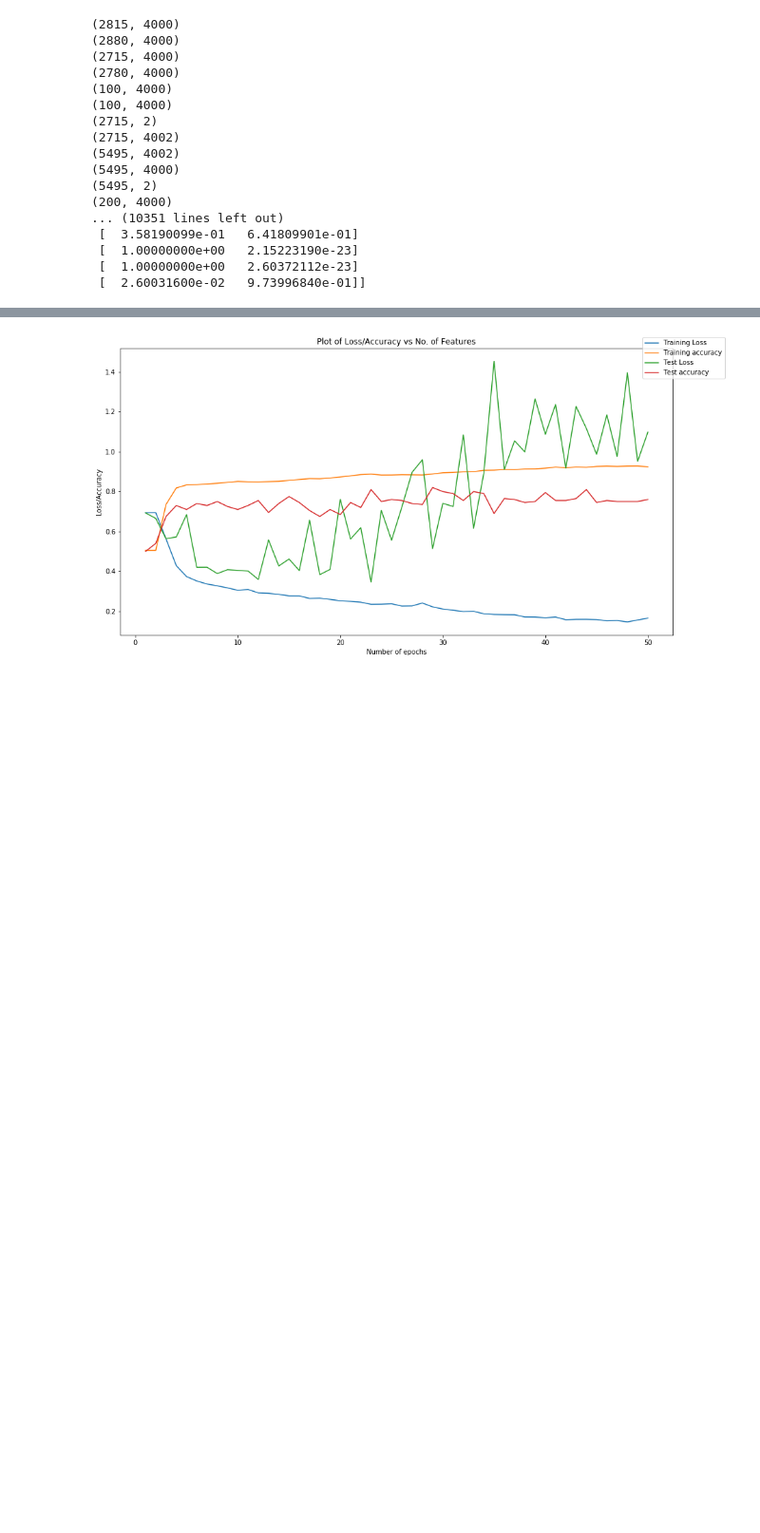
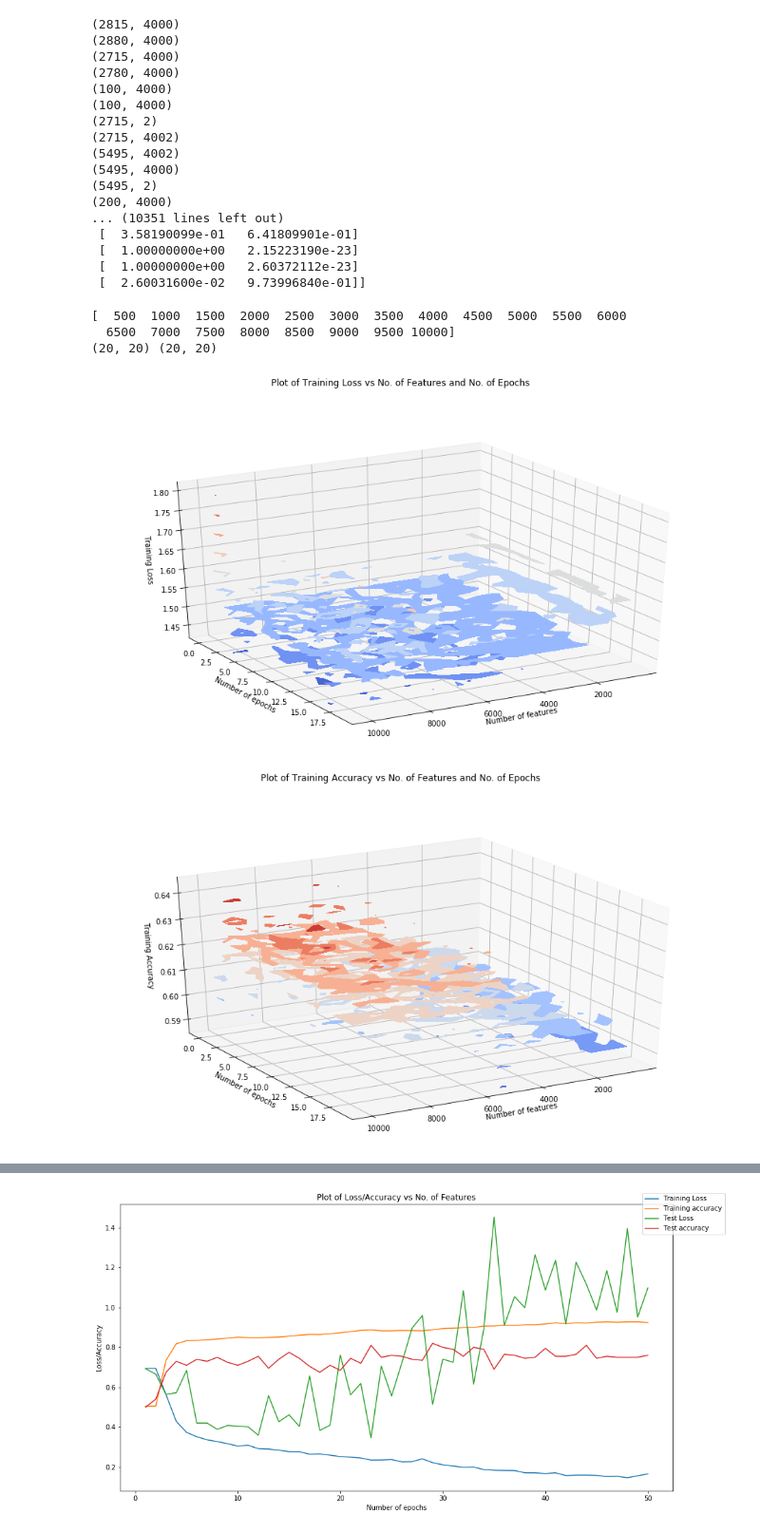
Before and after one commit to pankajb64/wf_attacks_evaluation, a Jupyter notebook: WF Trial.ipynb, the cells around one changed output, grey strips where cells are left out. Shown at 95% size. Drawn from its saved outputs; the diff is of its cells as text; code cells hidden in the pictures; blank space fills up the shorter version.

```diff
--- a/WF Trial.ipynb
+++ b/WF Trial.ipynb
@@ -304,7 +304,7 @@ print save_dict
 {'ts_acc': [[0.71999999999999997, 0.75, 0.67500000000000004, 0.70999999999999996, 0.67500000000000004, 0.69999999999999996, 0.70999999999999996, 0.71499999999999997, 0.69999999999999996, 0.73499999999 ...
 # %%
 sd = {}
-pkl_file_name = 'results/wang_and_goldberg_1/res_500_10000_500_True_32_20_True/res_500_10000_500_True_32_20_True.pkl'
+pkl_file_name = 'results/multitab_alexa_3/mta_20172408020937_500_10500_500_True_32_20_True/mta_20172408020937_500_10500_500_True_32_20_True.pkl'
 with open(pkl_file_name, 'rb') as f:
     sd = pkl.load(f)
 print sd
@@ -491,3 +419,77 @@ for i in range(50):
  [  1.00000000e+00   2.15223190e-23]
  [  1.00000000e+00   2.60372112e-23]
  [  2.60031600e-02   9.73996840e-01]]
+# %%
+plt.rcParams['figure.figsize'] = (15, 8)
+
+fx = np.arange(500,10500,500)
+fy = np.arange(20)
+
+print fx
+#print(ts_acc)
+fx, fy = np.meshgrid(fx, fy)
+print fx.shape, fy.shape
+#plt.subplot(221)
+tr_loss = np.array(sd['tr_loss']).T
+tr_acc = np.array(sd['tr_acc']).T
+ts_loss = np.array(sd['ts_loss']).T
+ts_acc = np.array(sd['ts_acc']).T
+
+#print tr_loss
+#print len(tr_loss[0])
+
+fig1 = plt.figure()
+ax1 = fig1.add_subplot(111, projection='3d')
+
+fig2 = plt.figure()
+ax2 = fig2.add_subplot(111, projection='3d')
+
+fig3 = plt.figure()
+ax3 = fig3.add_subplot(111, projection='3d')
+
+fig4 = plt.figure()
+ax4 = fig4.add_subplot(111, projection='3d')
+
+
+ax1.contourf(fx, fy, tr_loss, label='Training Loss', cmap=cm.coolwarm)
+
+ax2.contourf(fx, fy, tr_acc, label='Training accuracy', cmap=cm.coolwarm )
+
+ax3.contourf(fx, fy, ts_loss, label='Test Loss', cmap=cm.coolwarm)
+
+ax4.contourf(fx, fy, ts_acc, label='Test accuracy', cmap=cm.coolwarm)
+
+
+ax1.set_xlabel("Number of features")
+ax1.set_ylabel("Number of epochs")
+ax1.set_zlabel("Training Loss")
+
+ax2.set_xlabel("Number of features")
+ax2.set_ylabel("Number of epochs")
+ax2.set_zlabel("Training Accuracy")
+
+ax3.set_xlabel("Number of features")
+ax3.set_ylabel("Number of epochs")
+ax3.set_zlabel("Test Loss")
+
+ax4.set_xlabel("Number of features")
+ax4.set_ylabel("Number of epochs")
+ax4.set_zlabel("Test Accuracy")
+
+fig1.suptitle("Plot of Training Loss vs No. of Features and No. of Epochs")
+fig2.suptitle("Plot of Training Accuracy vs No. of Features and No. of Epochs")
+fig3.suptitle("Plot of Test Loss vs No. of Features and No. of Epochs")
+fig4.suptitle("Plot of Test Accuracy vs No. of Features and No. of Epochs")
+
+ax1.view_init(30, 60)
+ax2.view_init(30,60)
+ax3.view_init(30, 60)
+ax4.view_init(30,60)
+
+plt.show()
+# %% [output]
+[  500  1000  1500  2000  2500  3000  3500  4000  4500  5000  5500  6000
+  6500  7000  7500  8000  8500  9000  9500 10000]
+(20, 20) (20, 20)
+[figure, added]
+[figure, added]
```
Also changed, not shown: parts of 5 cells of this notebook.
